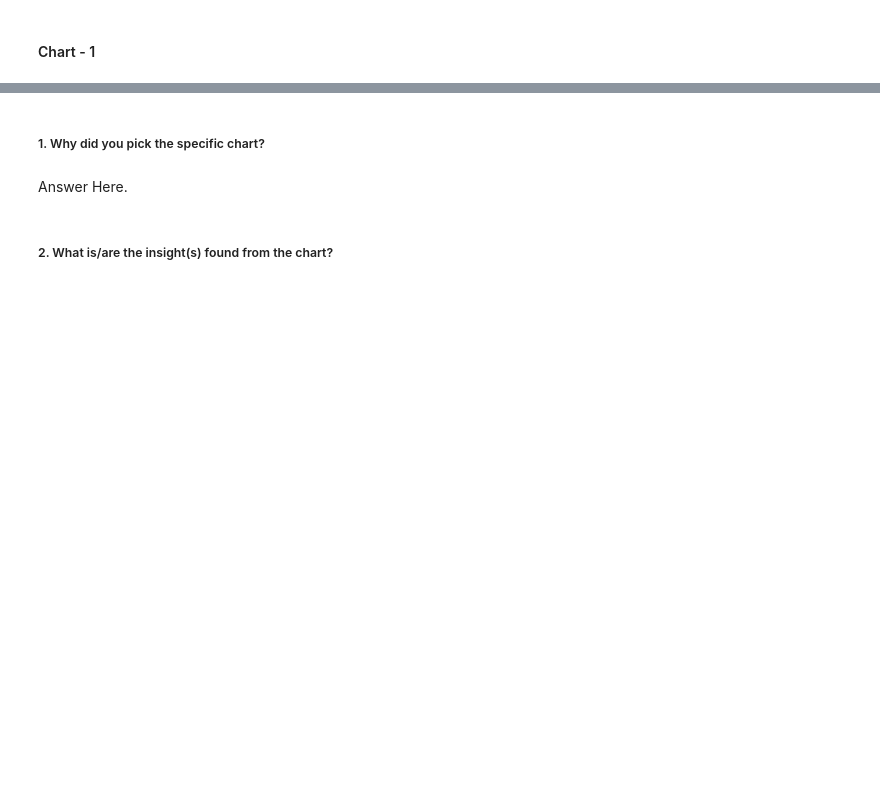
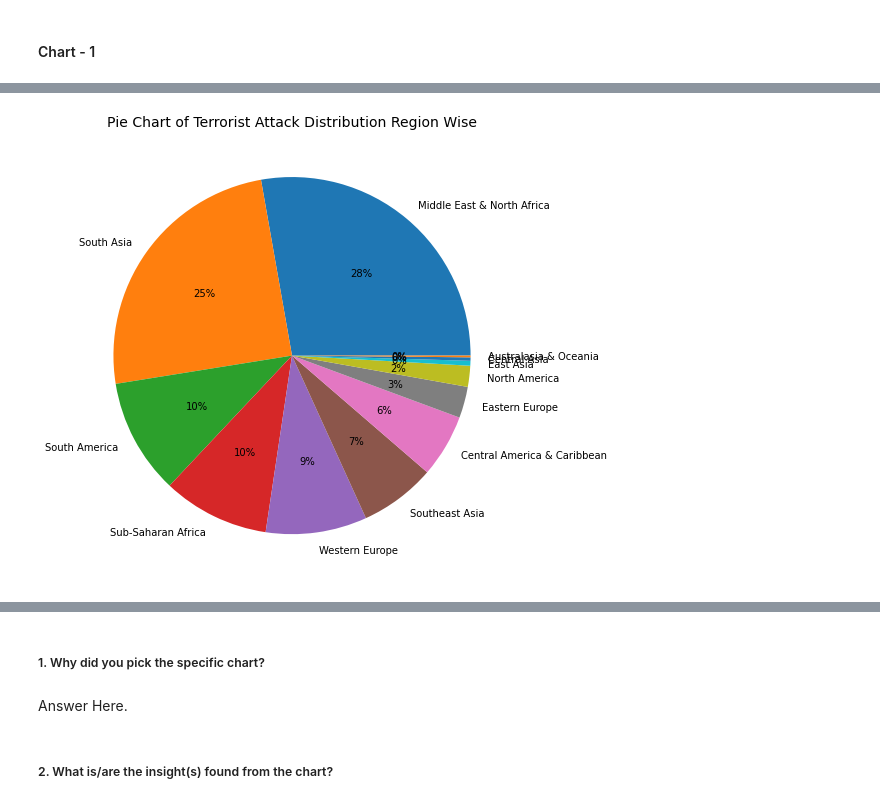
Before and after one commit to AimanSahay/Project-EDA_Global-Terrorism-Dataset, a Jupyter notebook: EDA_Global Terrorism Dataset.ipynb, the cells around one changed output, grey strips where cells are left out. Drawn from its saved outputs; the diff is of its cells as text; code cells hidden in the pictures; blank space fills up the shorter version.

```diff
--- a/EDA_Global Terrorism Dataset.ipynb
+++ b/EDA_Global Terrorism Dataset.ipynb
@@ -674,0 +790,10 @@ Answer Here.
+# %%
+# Analyse the most affected Regions (this result should corroborate the above country attack analysis).
+attacks = terrorism_df["Region"].value_counts()
+
+plt.figure(figsize=(8,15))
+plt.pie(x=attacks.values, labels=attacks.index, autopct="%.0f%%")
+plt.title("Pie Chart of Terrorist Attack Distribution Region Wise", fontsize=14)
+plt.show()
+# %% [output]
+[figure, added]
```
Also changed, not shown: parts of 42 cells of this notebook.
